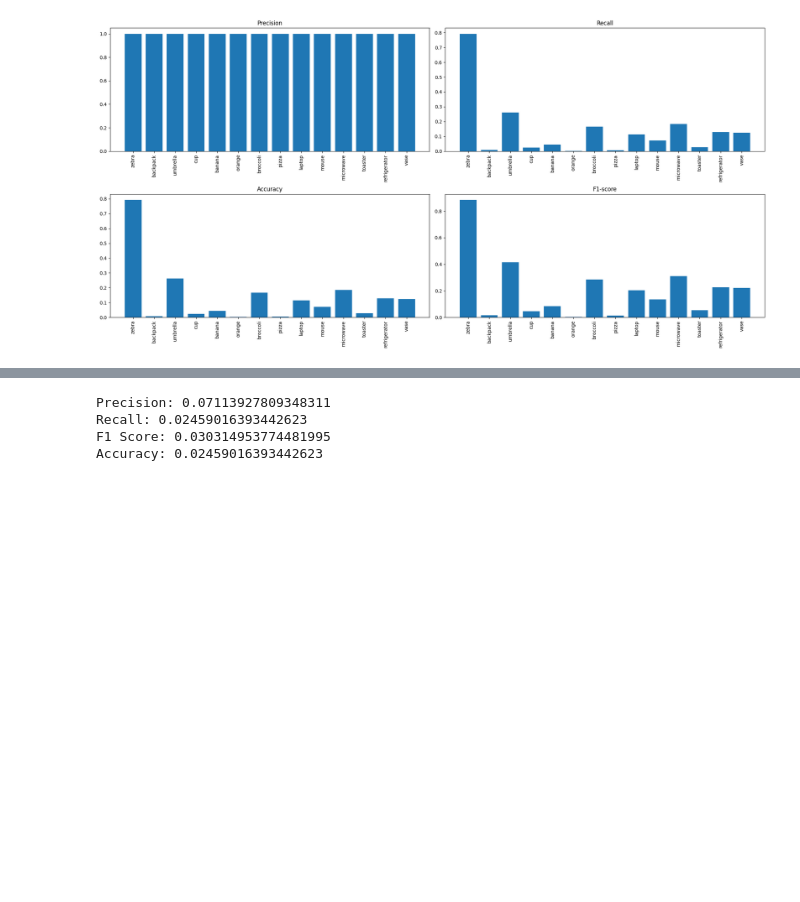
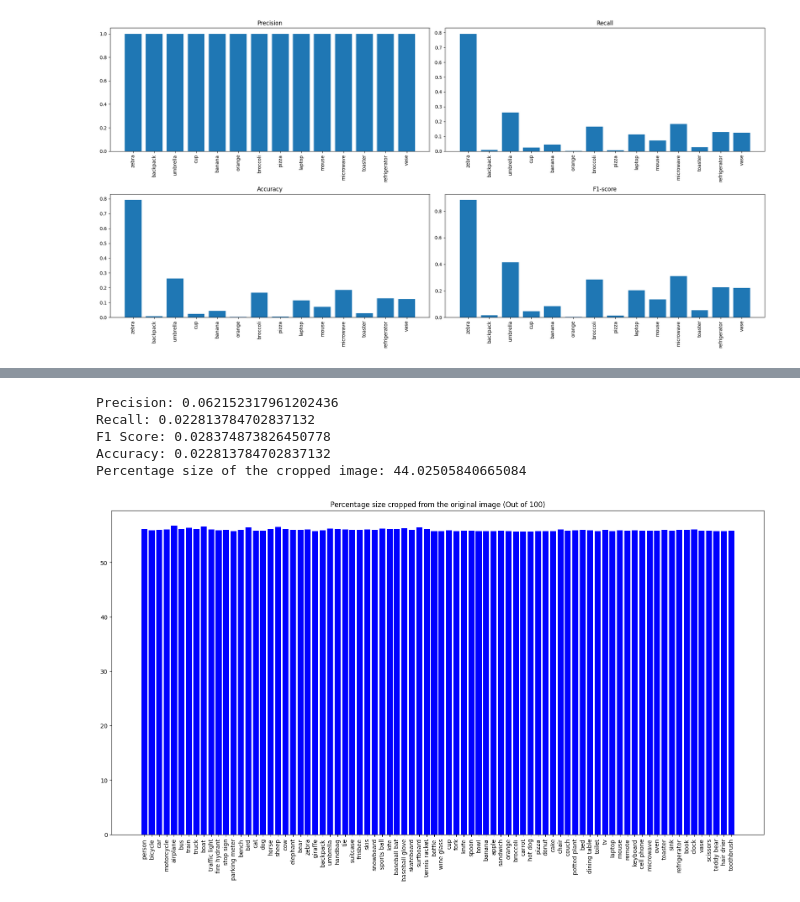
Before and after one commit to mbar0075/SaRLVision, a Jupyter notebook: Experiments/attention.ipynb, the cells around one changed output, grey strips where cells are left out. Cells and saved outputs as stored; diff of their text form; code cells hidden in the pictures; blank space fills up the shorter version.

```diff
--- a/Experiments/attention.ipynb
+++ b/Experiments/attention.ipynb
@@ -439,16 +450,37 @@ sara_precision = sara_classification_rep['weighted avg']['precision']
 sara_recall = sara_classification_rep['weighted avg']['recall']
 sara_f1_score = sara_classification_rep['weighted avg']['f1-score']
 sara_accuracy = sara_classification_rep['accuracy']
+sara_total_percentage = sum(percentage_list) / len(percentage_list)
 
 print(f"Precision: {sara_precision}")
 print(f"Recall: {sara_recall}")
 print(f"F1 Score: {sara_f1_score}")
 print(f"Accuracy: {sara_accuracy}")
+print(f"Percentage size of the cropped image: {sara_total_percentage}")
 # %% [output]
-Precision: 0.07113927809348311
-Recall: 0.02459016393442623
-F1 Score: 0.030314953774481995
-Accuracy: 0.02459016393442623
+Precision: 0.062152317961202436
+Recall: 0.022813784702837132
+F1 Score: 0.028374873826450778
+Accuracy: 0.022813784702837132
+Percentage size of the cropped image: 44.02505840665084
+# %%
+# Plotting the percentage of the cropped image for each class
+sara_non_zero_indices = [i for i, value in enumerate(percentage_list) if value != 0]
+
+sara_non_zero_categories = [list(category_dict.values())[i] for i in sara_non_zero_indices]
+sara_non_zero_percentage = [percentage_list[i] for i in sara_non_zero_indices]
+# Inversing percentage
+sara_non_zero_percentage = [(100 - i ) for i in sara_non_zero_percentage]
+
+plt.figure(figsize=(20,10))
+plt.bar(sara_non_zero_categories, sara_non_zero_percentage, color='blue')
+# for i in range(len(sara_non_zero_categories)):
+#     plt.text(i+0.01, round(sara_non_zero_percentage[i],4), sara_non_zero_percentage[i], ha='center', va='bottom', rotation=45, fontsize=8)
+plt.xticks(rotation=90)
+plt.title('Percentage size cropped from the original image (Out of 100)')
+plt.show()
+# %% [output]
+[figure, added]
 # %%
 sara_non_zero_indices = [i for i, value in enumerate(precision_list2) if value != 0]
 
```
Also changed, not shown: parts of 6 cells of this notebook, 9 other files.
